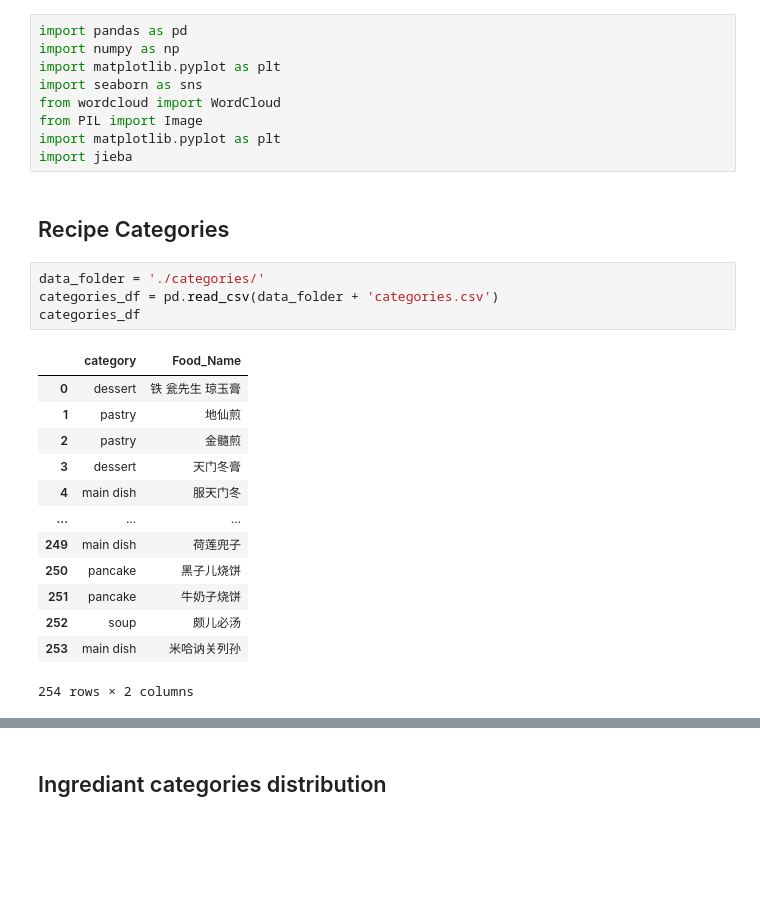
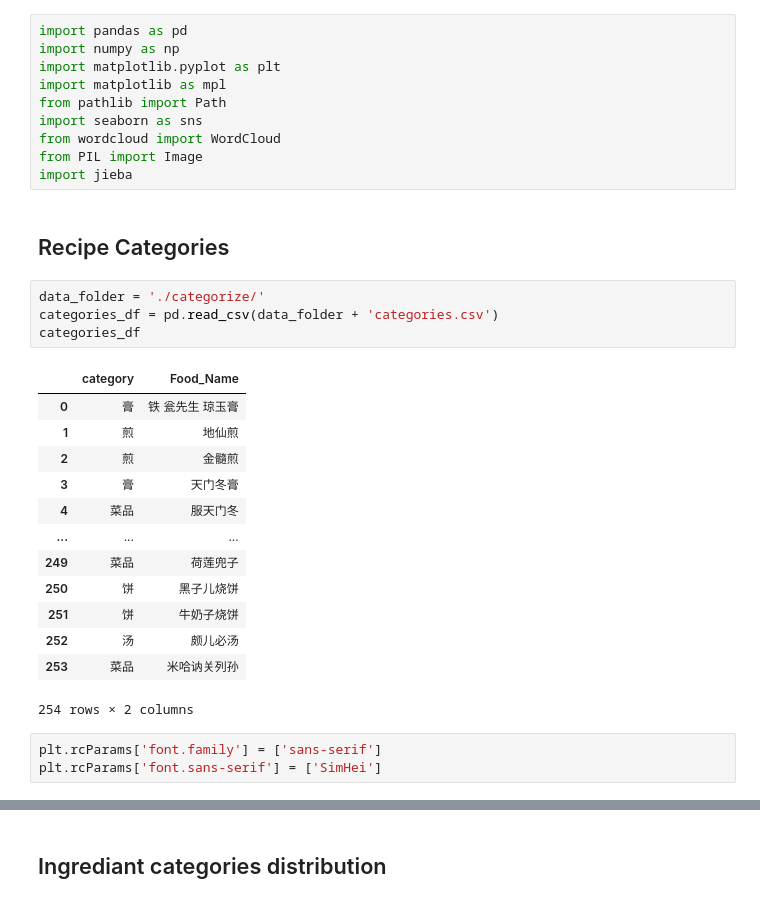
Before and after one commit to changchuntzu0618/DH405-CookingBook, a Jupyter notebook: DA_category_ingredientcategory_ingredient.ipynb, the cells around one changed output, grey strips where cells are left out. Cells and saved outputs as stored; diff of their text form; blank space fills up the shorter version.

```diff
--- a/DA_category_ingredientcategory_ingredient.ipynb
+++ b/DA_category_ingredientcategory_ingredient.ipynb
@@ -2,31 +2,35 @@
 import pandas as pd
 import numpy as np
 import matplotlib.pyplot as plt
+import matplotlib as mpl
+from pathlib import Path
 import seaborn as sns
 from wordcloud import WordCloud
 from PIL import Image
-import matplotlib.pyplot as plt
 import jieba
 # %% [markdown]
 ## Recipe Categories
 # %%
-data_folder = './categories/'
+data_folder = './categorize/'
 categories_df = pd.read_csv(data_folder + 'categories.csv')
 categories_df
 # %% [output]
 |  | category | Food_Name |
-| 0 | dessert | 铁 瓮先生 琼玉膏 |
-| 1 | pastry | 地仙煎 |
-| 2 | pastry | 金髓煎 |
-| 3 | dessert | 天门冬膏 |
-| 4 | main dish | 服天门冬 |
+| 0 | 膏 | 铁 瓮先生 琼玉膏 |
+| 1 | 煎 | 地仙煎 |
+| 2 | 煎 | 金髓煎 |
+| 3 | 膏 | 天门冬膏 |
+| 4 | 菜品 | 服天门冬 |
 | ... | ... | ... |
-| 249 | main dish | 荷莲兜子 |
-| 250 | pancake | 黑子儿烧饼 |
-| 251 | pancake | 牛奶子烧饼 |
-| 252 | soup | 颇儿必汤 |
-| 253 | main dish | 米哈讷关列孙 |
+| 249 | 菜品 | 荷莲兜子 |
+| 250 | 饼 | 黑子儿烧饼 |
+| 251 | 饼 | 牛奶子烧饼 |
+| 252 | 汤 | 颇儿必汤 |
+| 253 | 菜品 | 米哈讷关列孙 |
 254 rows × 2 columns
+# %%
+plt.rcParams['font.family'] = ['sans-serif']
+plt.rcParams['font.sans-serif'] = ['SimHei']
 # %%
 # count frequency
 categories_count = categories_df['category'].explode().value_counts()
```
Also changed, not shown: parts of 6 cells of this notebook.
